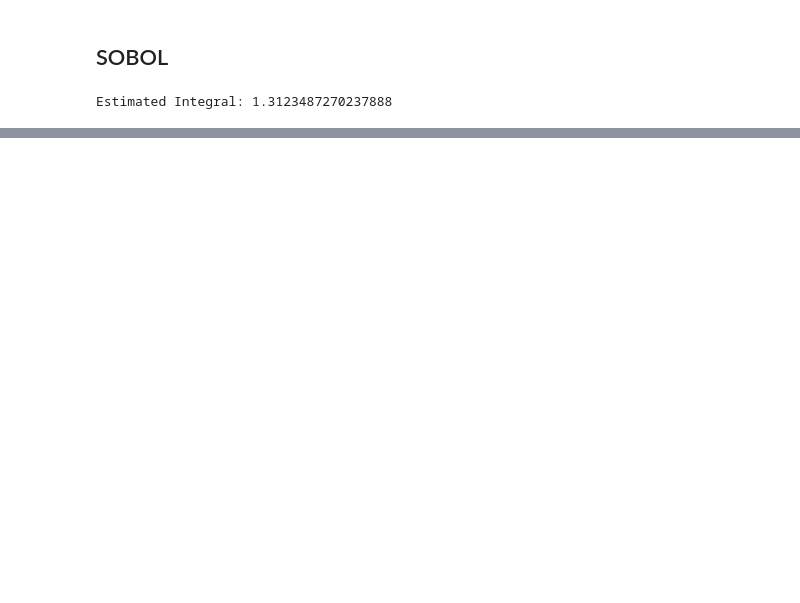
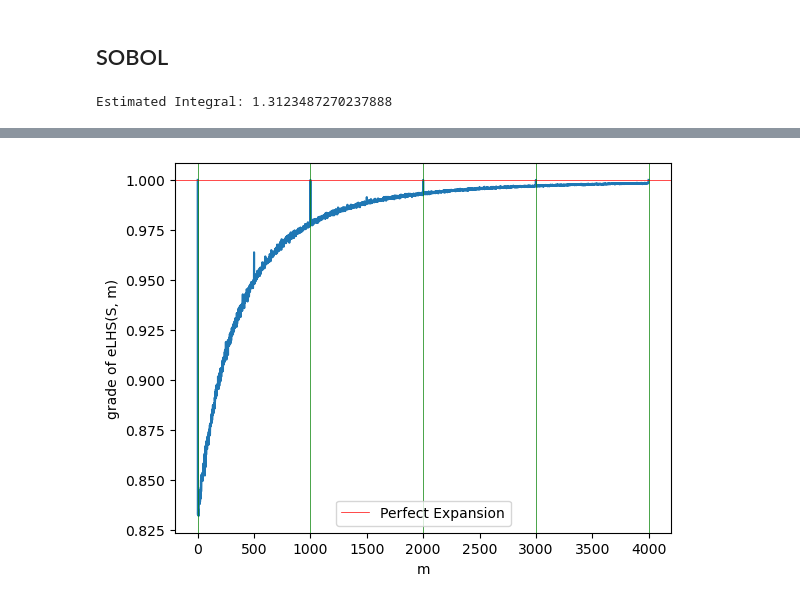
Before and after one commit to alecrespi/latinexpansion, a Jupyter notebook: EXPERIMENTS.ipynb, the cells around one changed output, grey strips where cells are left out. Saved outputs shown, nothing was run; the diff lists cells and outputs as text; code cells hidden in the pictures; blank space fills up the shorter version.

Commit message:
Experiments, tests and deploy of C module's (expanded) grade calculatore

```diff
--- a/EXPERIMENTS.ipynb
+++ b/EXPERIMENTS.ipynb
@@ -11,18 +11,7 @@ import json
 from math import floor, ceil
 from src.fancyplotter import usePlotSampleSet, SampleSetPlot
 from typing import Callable, Generator
+from latinexpansion import grade
 
 LHS = LHSampler(d = 2)
 err = 1e-9
-
-def expsave(id:str, data, mode:str):
-    with open("./data/" + id + ".json", "w+") as f:
-        if(mode == "w"):
-            json.dump(data, f)
-        elif(mode == "a"):
-            prev = expget(id)
-            json.dump(prev.append(data), f)
-
-def expget(id:str):
-    with open("./data/" + id + ".json") as f:
-        return json.load(f)
@@ -169,0 +300,5 @@ ax.plot(xs, ys)
+# %%
+
+K = 4  # M ranges from N to K*N
+ms = np.array((range(0, K*N + 1)), dtype=int)
+ys = np.vectorize(lambda M: grade(exp1ss, M) + M/(N+M))(ms)
@@ -169,0 +312,6 @@ ax.plot(xs, ys)
+# %%
+dumped_data = expget("exp1.grade_evol")["datalist"][0]
+data = np.array(dumped_data["data"])
+ms, ys = data[:, 0], data[:, 1]
+N, P = dumped_data["N"], dumped_data["P"]
+exp1ss = np.array(dumped_data["S"])
@@ -169,0 +320,11 @@ ax.plot(xs, ys)
+# %%
+plt.plot(ms, ys)
+plt.xlabel("m")
+plt.ylabel("grade of eLHS(S, m)")
+plt.axhline(1.0, color='red', linestyle='-', linewidth = 0.5, label = "Perfect Expansion")
+for K in range(0, K + 1):
+    plt.axvline(K * N, color='green', linestyle='-', linewidth = 0.5)
+plt.legend()
+plt.show()
+# %% [output]
+[figure, added]
```
Also changed, not shown: parts of 18 cells of this notebook, 2 other files.
